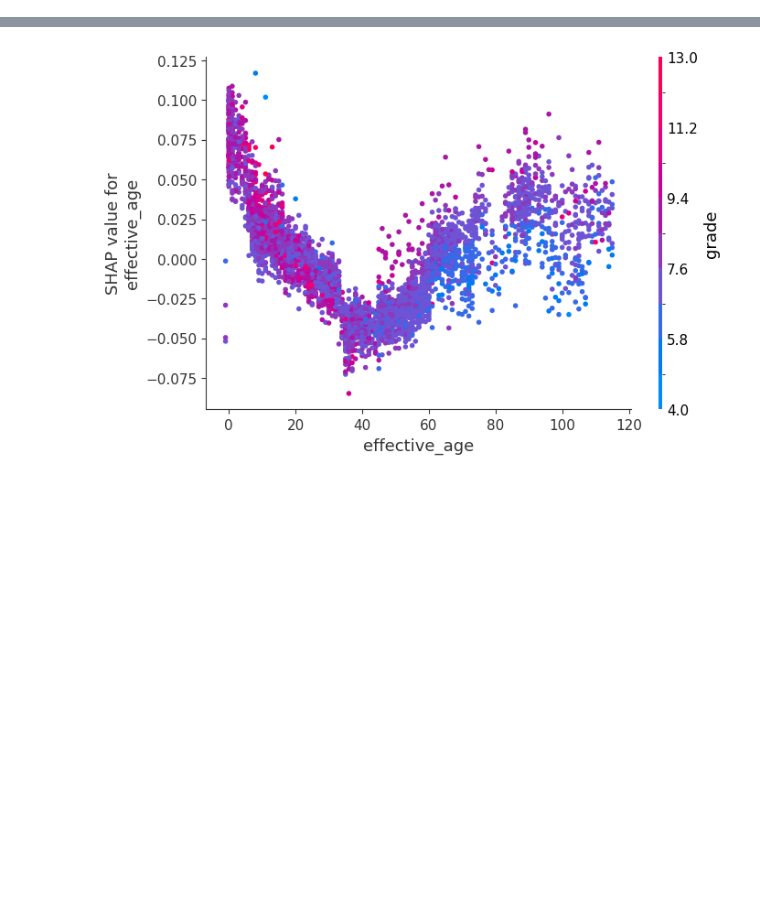
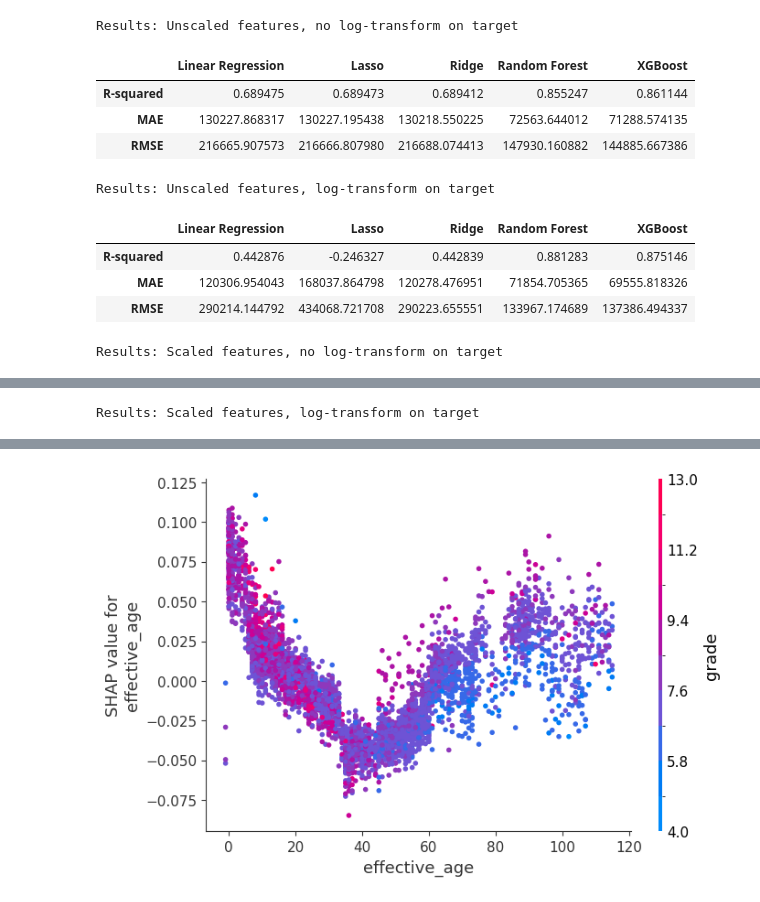
Before and after one commit to ArnavNalk/real-estate, a Jupyter notebook: modelling.ipynb, the cells around one changed output, grey strips where cells are left out. Drawn from its saved outputs; the diff is of its cells as text; code cells hidden in the pictures; blank space fills up the shorter version.

Commit message:
update modeling

```diff
--- a/modelling.ipynb
+++ b/modelling.ipynb
@@ -107,0 +65,79 @@ results_df
+# %%
+models = {
+    'Linear Regression': LinearRegression(),
+    'Lasso': Lasso(),
+    'Ridge': Ridge(),
+    'Random Forest': RandomForestRegressor(n_estimators=100, random_state=42),
+    'XGBoost': XGBRegressor(n_estimators=100, random_state=42)
+}
+
+def evaluate_models(X, y, scale_features=False, log_target=False):
+    """
+    Train and evaluate all models under a given preprocessing scenario.
+    """
+    # optionally transform target
+    if log_target:
+        y = np.log1p(y)
+
+    # split data
+    x_train, x_test, y_train, y_test = train_test_split(X, y, test_size=0.2, random_state=42)
+
+    # optionally scale features
+    if scale_features:
+        scaler = StandardScaler()
+        X_train_scaled = scaler.fit_transform(x_train)
+        X_test_scaled = scaler.transform(x_test)
+    else:
+        X_train_scaled = x_train
+        X_test_scaled = x_test
+
+    results = {}
+
+    for name, model in models.items():
+        model.fit(X_train_scaled, y_train)
+
+        y_pred = model.predict(X_test_scaled)
+
+        # invert log-transform if needed
+        if log_target:
+            y_test_actual = np.expm1(y_test)
+            y_pred_actual = np.expm1(y_pred)
+        else:
+            y_test_actual = y_test
+            y_pred_actual = y_pred
+
+        r2 = r2_score(y_test_actual, y_pred_actual)
+        mae = mean_absolute_error(y_test_actual, y_pred_actual)
+        rmse = np.sqrt(mean_squared_error(y_test_actual, y_pred_actual))
+
+        results[name] = {'R-squared': r2, 'MAE': mae, 'RMSE': rmse}
+
+    return pd.DataFrame(results)
+
+# Scenario 1: Unscaled, no log-transform
+print("Results: Unscaled features, no log-transform on target")
+display(evaluate_models(df.drop('price', axis=1), df['price'], scale_features=False, log_target=False))
+
+# Scenario 2: Unscaled, log-transform target
+print("\nResults: Unscaled features, log-transform on target")
+display(evaluate_models(df.drop('price', axis=1), df['price'], scale_features=False, log_target=True))
+
+# Scenario 3: Scaled features, no log-transform
+print("\nResults: Scaled features, no log-transform on target")
+display(evaluate_models(df.drop('price', axis=1), df['price'], scale_features=True, log_target=False))
+
+# Scenario 4: Scaled features, log-transform target
+print("\nResults: Scaled features, log-transform on target")
+display(evaluate_models(df.drop('price', axis=1), df['price'], scale_features=True, log_target=True))
+# %% [output]
+Results: Unscaled features, no log-transform on target
+|  | Linear Regression | Lasso | Ridge | Random Forest | XGBoost |
+| R-squared | 0.689475 | 0.689473 | 0.689412 | 0.855247 | 0.861144 |
+| MAE | 130227.868317 | 130227.195438 | 130218.550225 | 72563.644012 | 71288.574135 |
+| RMSE | 216665.907573 | 216666.807980 | 216688.074413 | 147930.160882 | 144885.667386 |
+Results: Unscaled features, log-transform on target
+|  | Linear Regression | Lasso | Ridge | Random Forest | XGBoost |
+| R-squared | 0.442876 | -0.246327 | 0.442839 | 0.881283 | 0.875146 |
+| MAE | 120306.954043 | 168037.864798 | 120278.476951 | 71854.705365 | 69555.818326 |
+| RMSE | 290214.144792 | 434068.721708 | 290223.655551 | 133967.174689 | 137386.494337 |
+Results: Scaled features, no log-transform on target
@@ -107,0 +148 @@ results_df
+Results: Scaled features, log-transform on target
```
Also changed, not shown: parts of 19 cells of this notebook.
